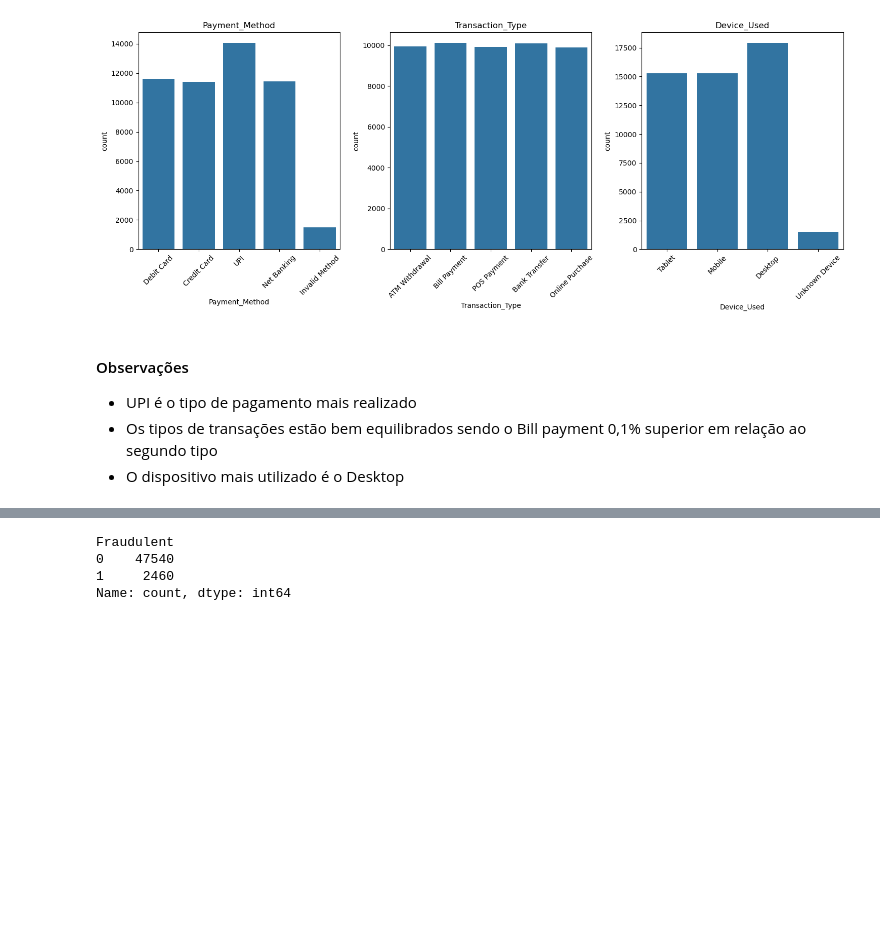
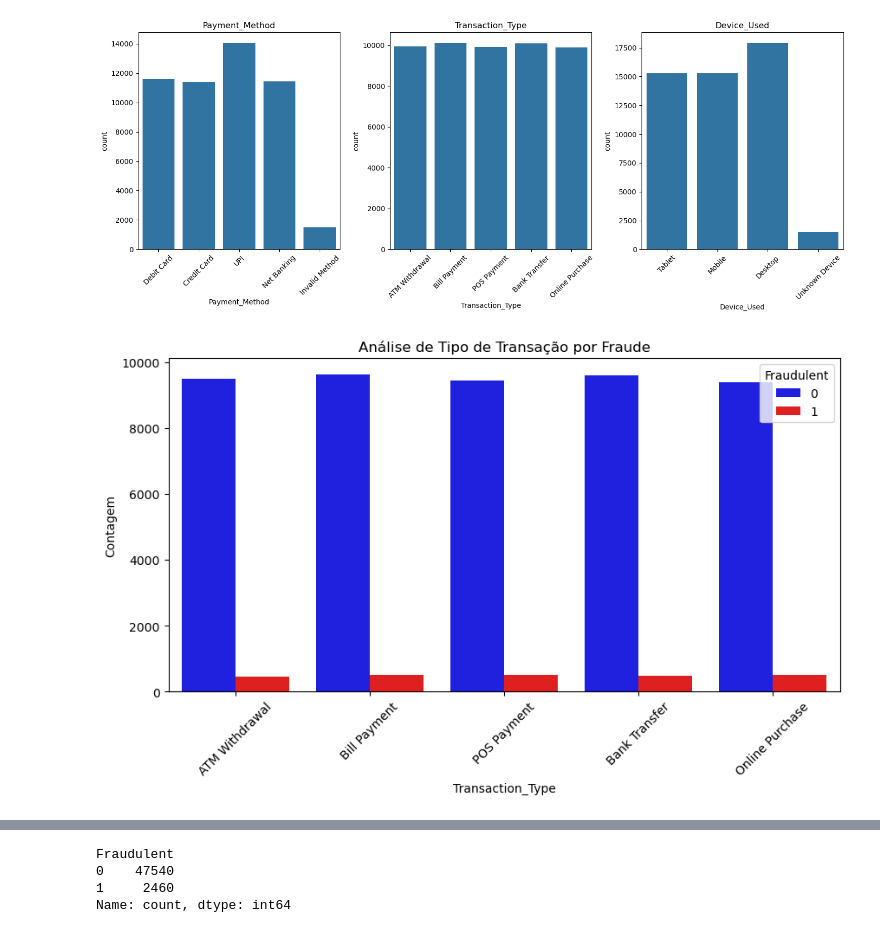
Before and after one commit to RodrigoD4v/Deteccao-de-Fraude-ML, a Jupyter notebook: notebooks/deteccao_fraudes_pagamentos.ipynb, the cells around one changed output, grey strips where cells are left out. Cells and saved outputs as stored; diff of their text form; code cells hidden in the pictures; blank space fills up the shorter version.

```diff
--- a/notebooks/deteccao_fraudes_pagamentos.ipynb
+++ b/notebooks/deteccao_fraudes_pagamentos.ipynb
@@ -309,9 +310,13 @@ plt.tight_layout()
 plt.show()
 # %% [output]
 [figure]
-# %% [markdown]
-#### Observações
-
-* UPI é o tipo de pagamento mais realizado
-* Os tipos de transações estão bem equilibrados sendo o Bill payment 0,1% superior em relação ao segundo tipo
-* O dispositivo mais utilizado é o Desktop
+# %%
+plt.figure(figsize=(10, 5))
+sns.countplot(data=df, x="Transaction_Type", hue="Fraudulent", palette={0: 'blue', 1: 'red'})
+plt.title("Análise de Tipo de Transação por Fraude")
+plt.xlabel("Transaction_Type")
+plt.ylabel("Contagem")
+plt.xticks(rotation=45)
+plt.show()
+# %% [output]
+[figure, added]
```
Also changed, not shown: parts of 21 cells of this notebook.
